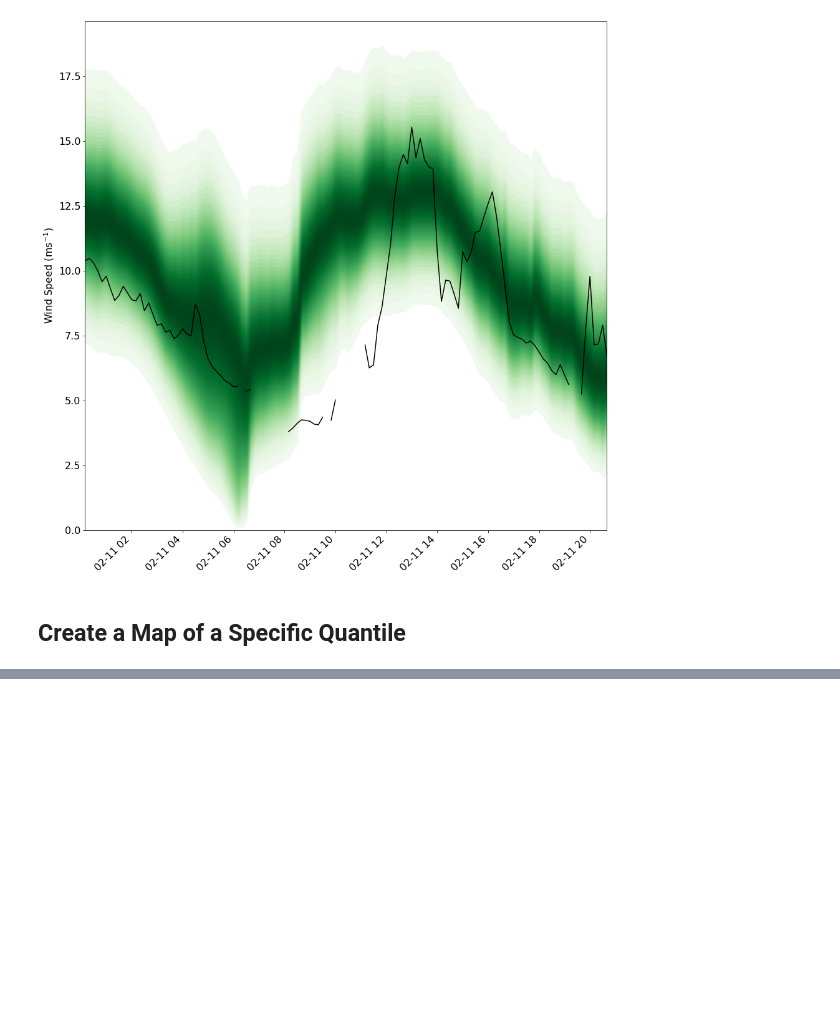
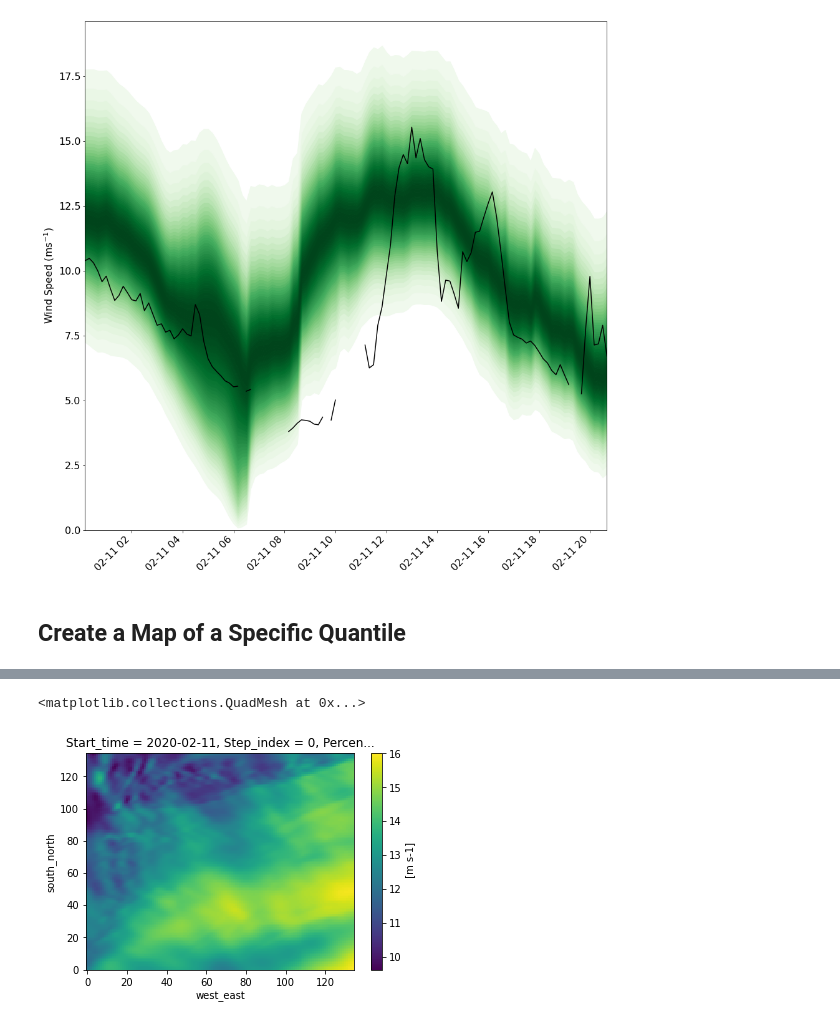
Before and after one commit to jeffreysward/enspp, a Jupyter notebook: enspp/BMA.ipynb, the cells around one changed output, grey strips where cells are left out. Saved outputs shown, nothing was run; the diff lists cells and outputs as text; code cells hidden in the pictures; blank space fills up the shorter version.

```diff
--- a/enspp/BMA.ipynb
+++ b/enspp/BMA.ipynb
@@ -182,0 +319,6 @@ vis.fan(fx=fx, obs=obs_n_100, p1=None, p2=None, t_issue='02/11/2020', n_days=1,
+# %%
+# Plot the 90th percentile wind speed across the domain
+fx.sel(Step_index=0, Percentile=90).plot()
+# %% [output]
+<matplotlib.collections.QuadMesh at 0x...>
+[figure, added]
```
Also changed, not shown: parts of 17 cells of this notebook, 3 other files.
